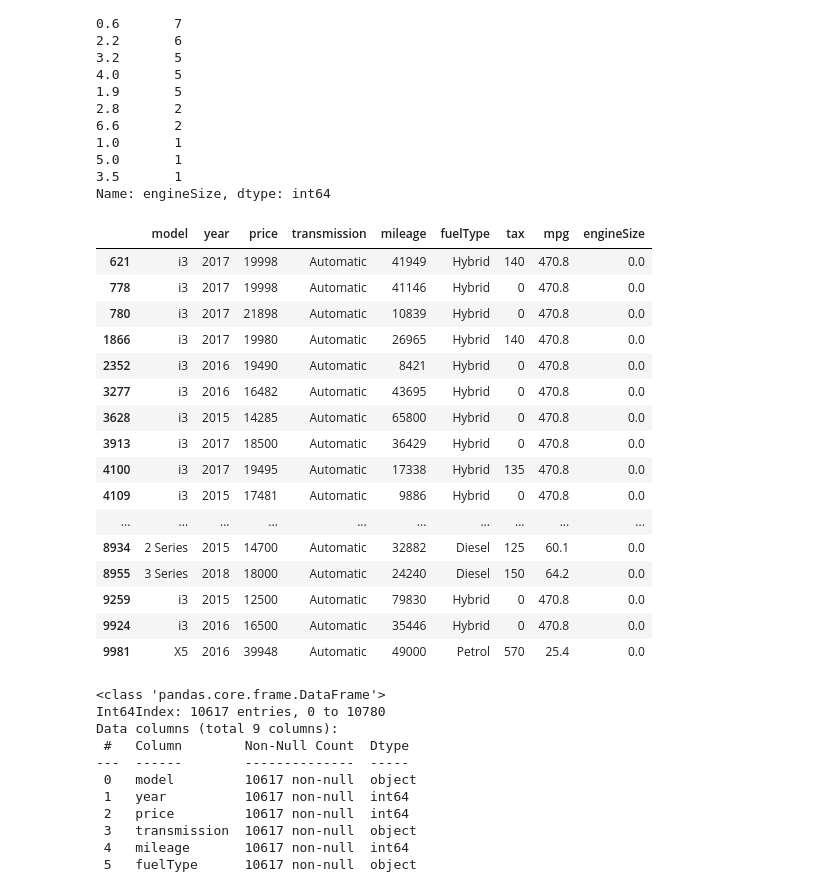
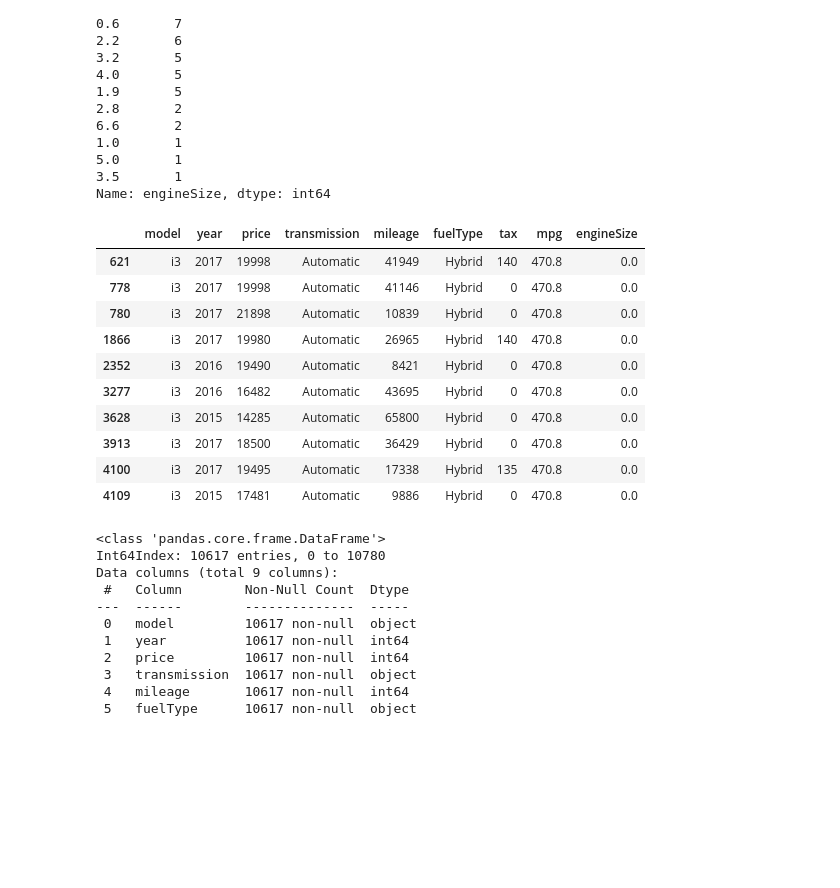
Before and after one commit to johncalesp/datacamp_casestudy, a Jupyter notebook: datatamp-certification.ipynb, the cells around one changed output. Cells and saved outputs as stored; diff of their text form; code cells hidden in the pictures; blank space fills up the shorter version.

```diff
--- a/datatamp-certification.ipynb
+++ b/datatamp-certification.ipynb
@@ -136,2 +140,2 @@ sns.set()
 # %%
-os.listdir('./careerhub-data/BMW Used Car Sales')
+bmw_dataset = pd.read_csv('../careerhub-data/BMW Used Car Sales/bmw.csv')
@@ -142,5 +142,3 @@ os.listdir('./careerhub-data/BMW Used Car Sales')
-# %%
-bmw_dataset = pd.read_csv('./careerhub-data/BMW Used Car Sales/bmw.csv')
 # %%
 bmw_dataset.info()
 # %% [output]
@@ -243,23 +236,17 @@ bmw_dataset['engineSize'].value_counts()
 3.5       1
 Name: engineSize, dtype: int64
 # %%
-bmw_dataset[bmw_dataset['engineSize']==0]
+bmw_dataset[bmw_dataset['engineSize']==0][:10]
 # %% [output]
 |  | model | year | price | transmission | mileage | fuelType | tax | mpg | engineSize |
 | 621 | i3 | 2017 | 19998 | Automatic | 41949 | Hybrid | 140 | 470.8 | 0.0 |
 | 778 | i3 | 2017 | 19998 | Automatic | 41146 | Hybrid | 0 | 470.8 | 0.0 |
 | 780 | i3 | 2017 | 21898 | Automatic | 10839 | Hybrid | 0 | 470.8 | 0.0 |
 | 1866 | i3 | 2017 | 19980 | Automatic | 26965 | Hybrid | 140 | 470.8 | 0.0 |
 | 2352 | i3 | 2016 | 19490 | Automatic | 8421 | Hybrid | 0 | 470.8 | 0.0 |
 | 3277 | i3 | 2016 | 16482 | Automatic | 43695 | Hybrid | 0 | 470.8 | 0.0 |
 | 3628 | i3 | 2015 | 14285 | Automatic | 65800 | Hybrid | 0 | 470.8 | 0.0 |
 | 3913 | i3 | 2017 | 18500 | Automatic | 36429 | Hybrid | 0 | 470.8 | 0.0 |
 | 4100 | i3 | 2017 | 19495 | Automatic | 17338 | Hybrid | 135 | 470.8 | 0.0 |
 | 4109 | i3 | 2015 | 17481 | Automatic | 9886 | Hybrid | 0 | 470.8 | 0.0 |
-| ... | ... | ... | ... | ... | ... | ... | ... | ... | ... |
-| 8934 | 2 Series | 2015 | 14700 | Automatic | 32882 | Diesel | 125 | 60.1 | 0.0 |
-| 8955 | 3 Series | 2018 | 18000 | Automatic | 24240 | Diesel | 150 | 64.2 | 0.0 |
-| 9259 | i3 | 2015 | 12500 | Automatic | 79830 | Hybrid | 0 | 470.8 | 0.0 |
-| 9924 | i3 | 2016 | 16500 | Automatic | 35446 | Hybrid | 0 | 470.8 | 0.0 |
-| 9981 | X5 | 2016 | 39948 | Automatic | 49000 | Petrol | 570 | 25.4 | 0.0 |
 # %%
```
Also changed, not shown: parts of 37 cells of this notebook, 7 other files.
